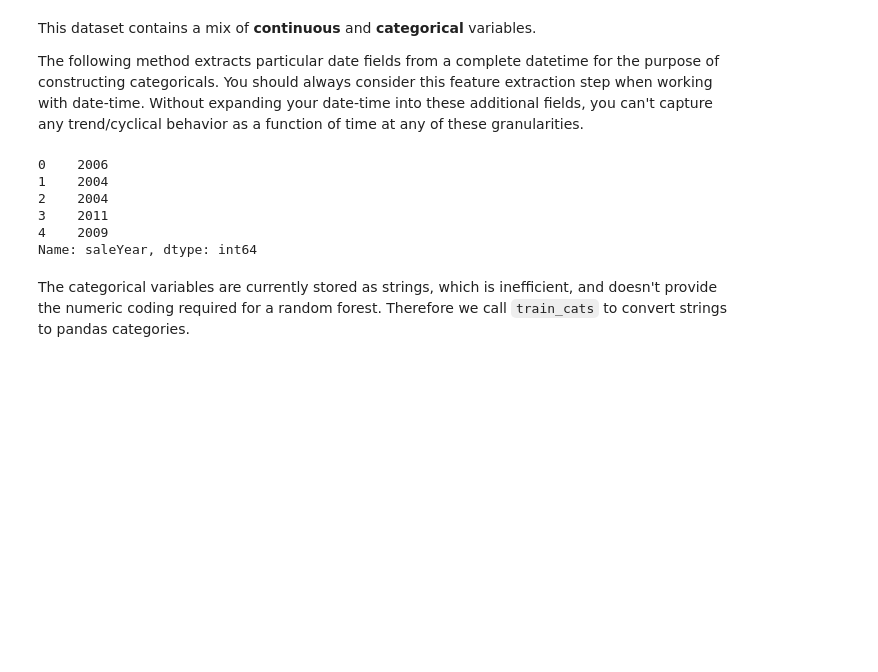
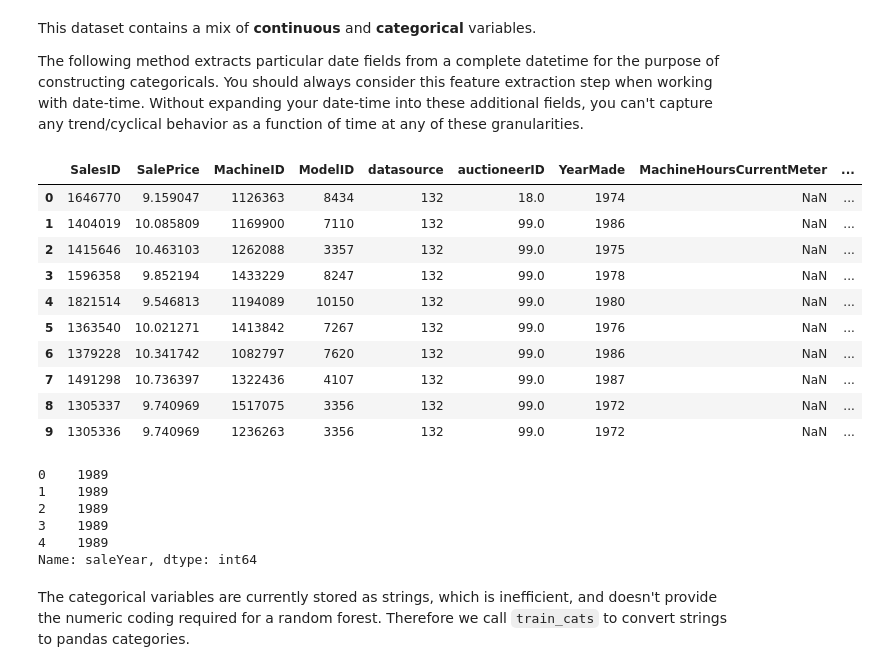
Before and after one commit to ademyanchuk/fasta_ml_course, a Jupyter notebook: lesson1-rf.ipynb, the cells around one changed output. Saved outputs shown, nothing was run; the diff lists cells and outputs as text; code cells hidden in the pictures; blank space fills up the shorter version.

```diff
--- a/lesson1-rf.ipynb
+++ b/lesson1-rf.ipynb
@@ -234,15 +239,33 @@ ValueError: could not convert string to float: 'Conventional'
 This dataset contains a mix of **continuous** and **categorical** variables.
 
 The following method extracts particular date fields from a complete datetime for the purpose of constructing categoricals.  You should always consider this feature extraction step when working with date-time. Without expanding your date-time into these additional fields, you can't capture any trend/cyclical behavior as a function of time at any of these granularities.
+# %%
+df_raw.sort_values(by='saledate', ascending=True, inplace=True)
+# %%
+df_raw.reset_index(inplace=True, drop=True)
+# %%
+display_all(df_raw.head(10))
+# %% [output]
+|  | SalesID | SalePrice | MachineID | ModelID | datasource | auctioneerID | YearMade | MachineHoursCurrentMeter | ... |
+| 0 | 1646770 | 9.159047 | 1126363 | 8434 | 132 | 18.0 | 1974 | NaN | ... |
+| 1 | 1404019 | 10.085809 | 1169900 | 7110 | 132 | 99.0 | 1986 | NaN | ... |
+| 2 | 1415646 | 10.463103 | 1262088 | 3357 | 132 | 99.0 | 1975 | NaN | ... |
+| 3 | 1596358 | 9.852194 | 1433229 | 8247 | 132 | 99.0 | 1978 | NaN | ... |
+| 4 | 1821514 | 9.546813 | 1194089 | 10150 | 132 | 99.0 | 1980 | NaN | ... |
+| 5 | 1363540 | 10.021271 | 1413842 | 7267 | 132 | 99.0 | 1976 | NaN | ... |
+| 6 | 1379228 | 10.341742 | 1082797 | 7620 | 132 | 99.0 | 1986 | NaN | ... |
+| 7 | 1491298 | 10.736397 | 1322436 | 4107 | 132 | 99.0 | 1987 | NaN | ... |
+| 8 | 1305337 | 9.740969 | 1517075 | 3356 | 132 | 99.0 | 1972 | NaN | ... |
+| 9 | 1305336 | 9.740969 | 1236263 | 3356 | 132 | 99.0 | 1972 | NaN | ... |
 # %%
 add_datepart(df_raw, 'saledate')
 df_raw.saleYear.head()
 # %% [output]
-0    2006
-1    2004
-2    2004
-3    2011
-4    2009
+0    1989
+1    1989
+2    1989
+3    1989
+4    1989
 Name: saleYear, dtype: int64
 # %% [markdown]
 The categorical variables are currently stored as strings, which is inefficient, and doesn't provide the numeric coding required for a random forest. Therefore we call `train_cats` to convert strings to pandas categories.
```
Also changed, not shown: parts of 12 cells of this notebook.
